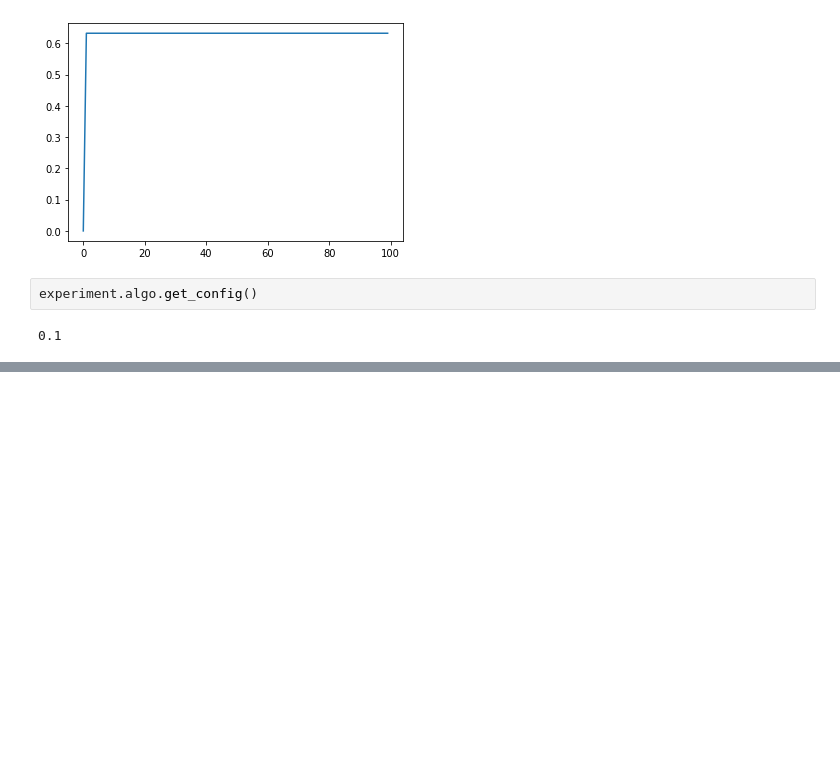
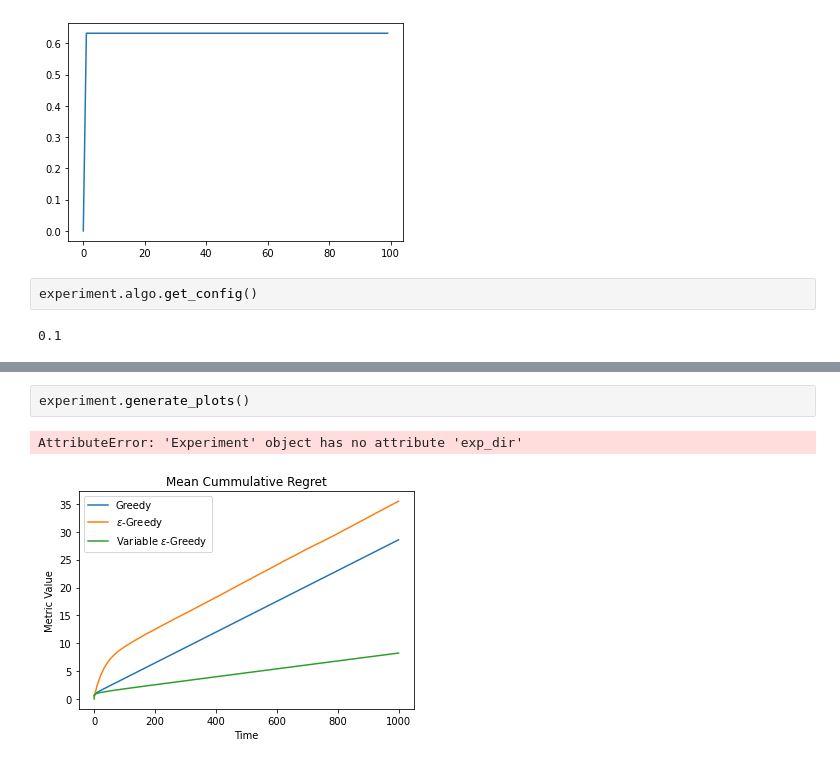
Before and after one commit to Utkarshp1/CS-414-Reinforcement-Learning, a Jupyter notebook: Multi-Armed Bandits/src/Untitled.ipynb, the cells around one changed output, grey strips where cells are left out. Cells and saved outputs as stored; diff of their text form; blank space fills up the shorter version.

```diff
--- a/Multi-Armed Bandits/src/Untitled.ipynb
+++ b/Multi-Armed Bandits/src/Untitled.ipynb
@@ -99,0 +123,5 @@ experiment.algo.get_config()
+# %%
+experiment.generate_plots()
+# %% [output]
+AttributeError: 'Experiment' object has no attribute 'exp_dir'
+[figure, added]
```
Also changed, not shown: parts of 6 cells of this notebook, 4 other files.
